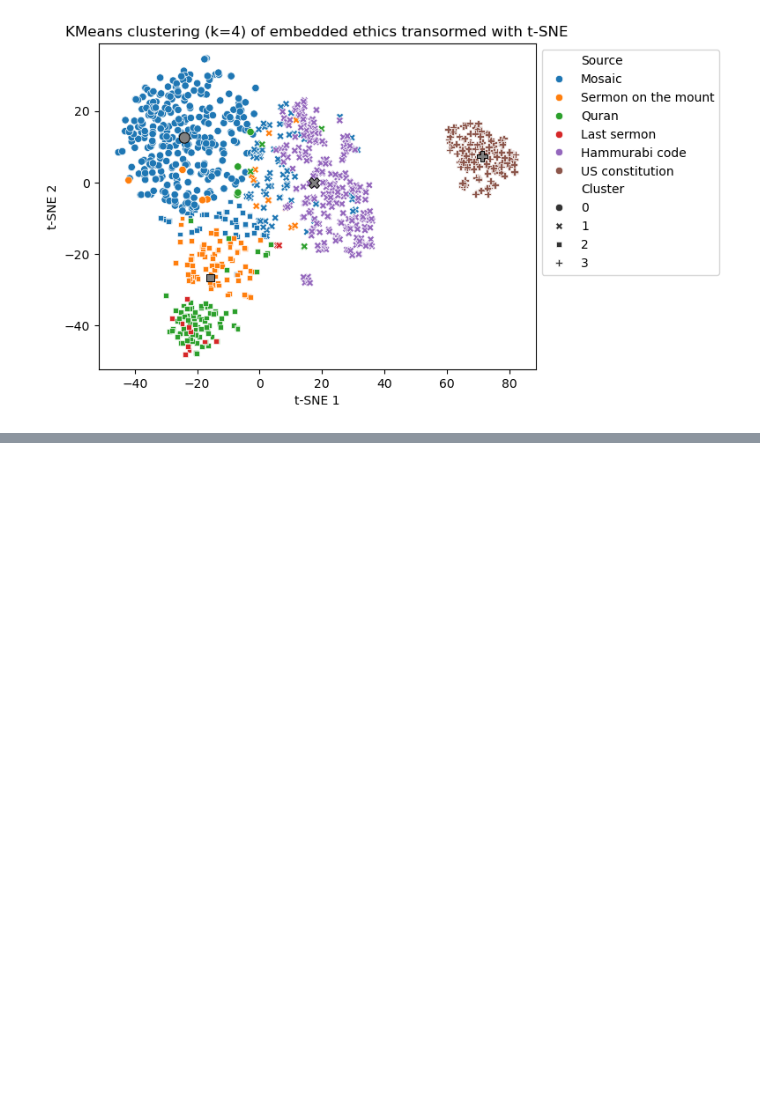
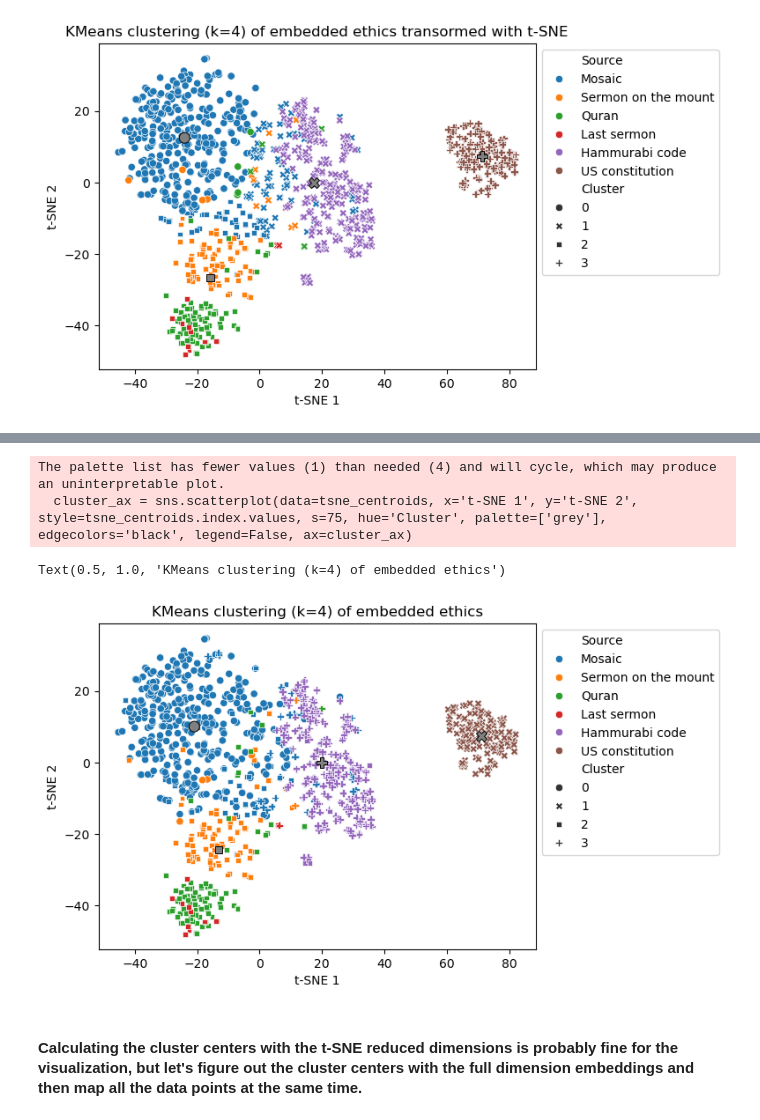
Before and after one commit to jdh33/secular-or-religious, a Jupyter notebook: notebooks/constitution_analysis.ipynb, the cells around one changed output, grey strips where cells are left out. Drawn from its saved outputs; the diff is of its cells as text; code cells hidden in the pictures; blank space fills up the shorter version.

```diff
--- a/notebooks/constitution_analysis.ipynb
+++ b/notebooks/constitution_analysis.ipynb
@@ -1167,0 +1273,15 @@ Text(0.5, 1.0, 'KMeans clustering (k=4) of embedded ethics transormed with t-SNE
+# %%
+final_clustering_df = ethics_embeddings_dfs['clustering'].copy()
+final_clustering_df = final_clustering_df.merge(
+    combined_df.reindex(['source'], axis=1), left_index=True, right_index=True)
+
+# Use the same random_state to ensure the KMeans results are equivalent
+final_kmeans = KMeans(n_clusters=4, random_state=kmeans_rand_state)
+final_kmeans.fit(final_clustering_df.drop(['source'], axis=1))
+cluster_labels = final_kmeans.predict(final_clustering_df.drop(['source'], axis=1))
+final_clustering_df['cluster'] = cluster_labels
+final_clustering_df = final_clustering_df.rename({'source': 'Source', 'cluster': 'Cluster'}, axis=1)
+
+final_kmeans_cluster_centers = pd.DataFrame(final_kmeans.cluster_centers_)
+final_kmeans_cluster_centers['Cluster'] = final_kmeans_cluster_centers.index.values
+final_kmeans_cluster_centers['Source'] = pd.NA
@@ -1167,0 +1290,3 @@ Text(0.5, 1.0, 'KMeans clustering (k=4) of embedded ethics transormed with t-SNE
+# %%
+# Replace the cluster labels with the results of KMeans applied to all the dimesions
+tsne_clustering_df['Cluster'] = cluster_labels
@@ -1167,0 +1317,9 @@ Text(0.5, 1.0, 'KMeans clustering (k=4) of embedded ethics transormed with t-SNE
+# %%
+# Modified from: https://github.com/google/generative-ai-docs/blob/main/site/en/gemini-api/tutorials/anomaly_detection.ipynb
+def get_centroids(tsne_df):
+  # Get the centroid of each cluster
+  centroids = tsne_df.groupby('Cluster').mean()
+  return centroids
+
+tsne_centroids = get_centroids(tsne_clustering_df.drop(['Source'], axis=1))
+tsne_centroids
@@ -1167,0 +1333,12 @@ Text(0.5, 1.0, 'KMeans clustering (k=4) of embedded ethics transormed with t-SNE
+# %%
+cluster_ax = sns.scatterplot(data=tsne_clustering_df, x='t-SNE 1', y='t-SNE 2', style='Cluster', hue='Source', palette=sns.color_palette("tab10"))
+cluster_ax = sns.scatterplot(data=tsne_centroids, x='t-SNE 1', y='t-SNE 2', style=tsne_centroids.index.values, s=75, hue='Cluster', palette=['grey'], edgecolors='black', legend=False, ax=cluster_ax)
+cluster_ax.set_title('KMeans clustering (k=4) of embedded ethics')
+sns.move_legend(cluster_ax, 'upper left', bbox_to_anchor=(1, 1))
+# %% [output]
+The palette list has fewer values (1) than needed (4) and will cycle, which may produce an uninterpretable plot.
+  cluster_ax = sns.scatterplot(data=tsne_centroids, x='t-SNE 1', y='t-SNE 2', style=tsne_centroids.index.values, s=75, hue='Cluster', palette=['grey'], edgecolors='black', legend=False, ax=cluster_ax)
+Text(0.5, 1.0, 'KMeans clustering (k=4) of embedded ethics')
+[figure, added]
+# %% [markdown]
+#### Calculating the cluster centers with the t-SNE reduced dimensions is probably fine for the visualization, but let's figure out the cluster centers with the full dimension embeddings and then map all the data points at the same time.
```
Also changed, not shown: parts of 24 cells of this notebook.
